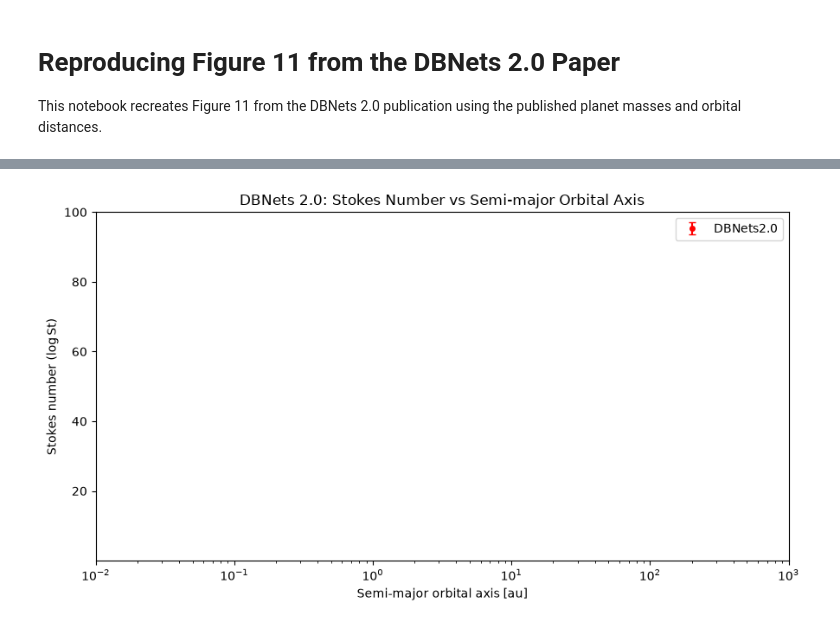
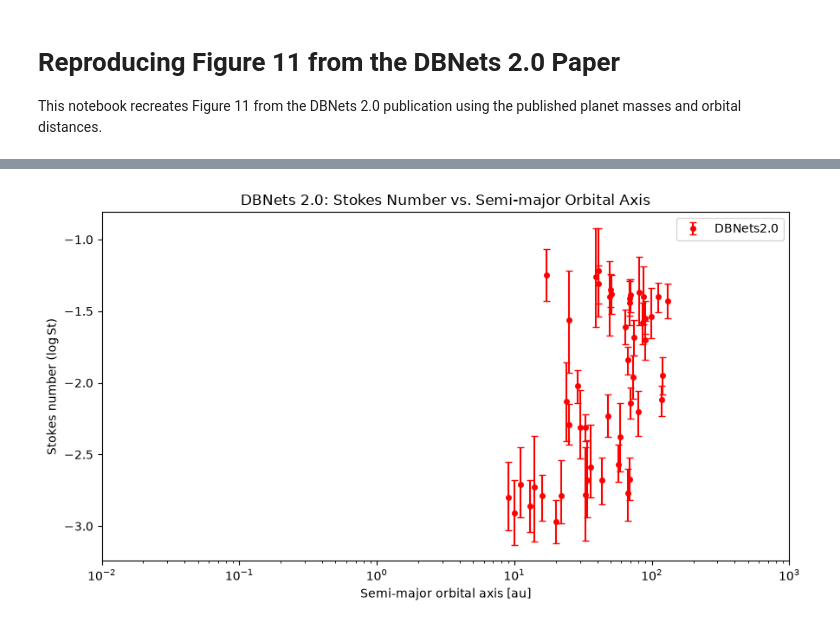
Before and after one commit to KaileyLiou/sigma-orionis-dbnets, a Jupyter notebook: notebooks/recreate_dbnets_figure11.ipynb, the cells around one changed output, grey strips where cells are left out. Cells and saved outputs as stored; diff of their text form; code cells hidden in the pictures.

```diff
--- a/notebooks/recreate_dbnets_figure11.ipynb
+++ b/notebooks/recreate_dbnets_figure11.ipynb
@@ -116,33 +116,32 @@ import pandas as pd
 import matplotlib.pyplot as plt
 
 df = pd.read_csv("/Users/kaileyliou/Documents/sigma-orionis-dbnets/data/DBNets 2.0 Data - Sheet1.csv")
 
 distance = df["a_au"]
 value = df["log_st"]
 
 lower_error = df["log_st_lower"]
 upper_error = df["log_st_upper"]
 
 plt.figure(figsize=(9,5))
 
 plt.errorbar(distance, value, yerr=[lower_error, upper_error], fmt='o', markersize=4, capsize=3, label="DBNets2.0", color='red')
 
 # sigma_orionis = pd.read_csv("/Users/kaileyliou/Documents/sigma-orionis-dbnets/data/Sigma Orionis DBNets Values - Sheet1.csv")
 # plt.errorbar(sigma_orionis["Rp (au)"], sigma_orionis["Mp"], yerr=[sigma_orionis["Mp Error -"], sigma_orionis["Mp Error +"]], fmt='o', markersize=6, capsize=3, label="Sigma Orionis", color='green')
 
 plt.legend()
 
 plt.xscale("log")
 
 plt.xlim(1e-2, 1e3)
-plt.ylim(1e-3, 1e2)
 
 plt.xlabel("Semi-major orbital axis [au]")
 plt.ylabel(r"Stokes number ($\log \mathrm{St}$)")
 
-plt.title("DBNets 2.0: Stokes Number vs Semi-major Orbital Axis")
+plt.title("DBNets 2.0: Stokes Number vs. Semi-major Orbital Axis")
 
 plt.tight_layout()
 plt.show()
 # %% [output]
-[figure, old version]
+[figure, new version]
```
Also changed, not shown: parts of 3 cells of this notebook.
